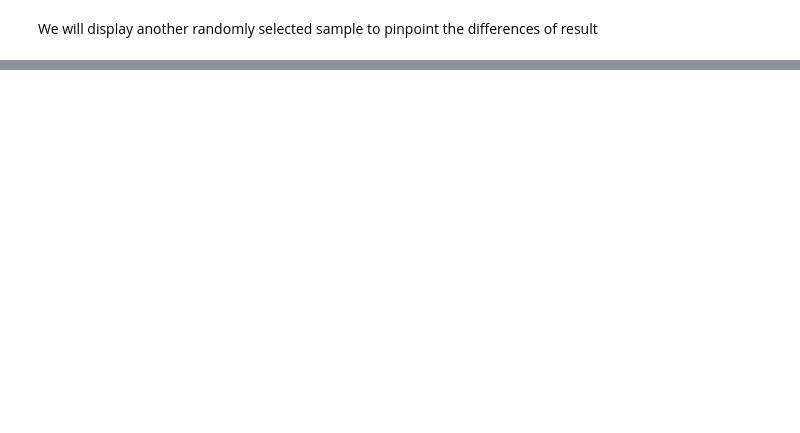
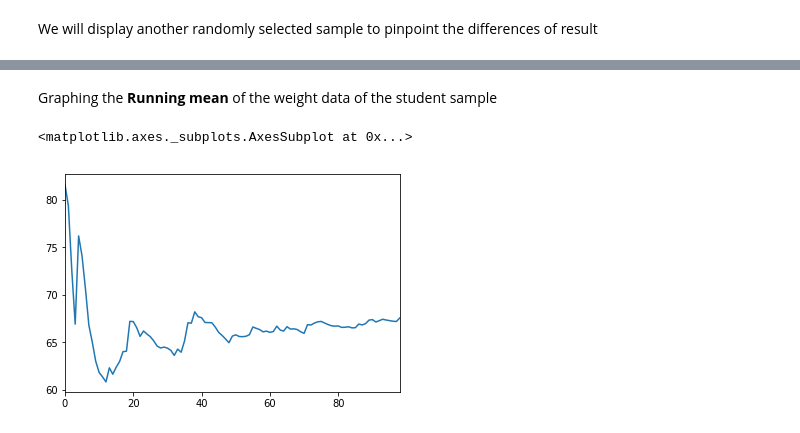
Before and after one commit to chikoungoun/OpenIntro, a Jupyter notebook: Chapter 4/Chap4_Foundations_for_Inference.ipynb, the cells around one changed output, grey strips where cells are left out. Cells and saved outputs as stored; diff of their text form; code cells hidden in the pictures; blank space fills up the shorter version.

```diff
--- a/Chapter 4/Chap4_Foundations_for_Inference.ipynb
+++ b/Chapter 4/Chap4_Foundations_for_Inference.ipynb
@@ -117,0 +157,25 @@ Name: active, dtype: int64
+# %%
+# we will need a function that computes the sum
+def sum(l):
+    s = 0
+    for i in l:
+        s = s + i
+    return s
+# %%
+# Calculating a running mean through "lists"
+def running_mean(l):
+    #convert the series into a list
+    t = l.tolist()
+
+    #declaring a result list
+    tr = []
+
+    for c,i in enumerate(t[:-1]):
+        tr.append(sum(t[0:c+1])/(c+1))
+
+    #returning back a series
+    return pd.Series(tr)
+#P.S : will try to compute with rolling sometime
+# %%
+#Weight sample running mean
+wsrm = running_mean(sampl['weight'])
@@ -117,0 +196,7 @@ Name: active, dtype: int64
+# %% [markdown]
+Graphing the **Running mean** of the weight data of the student sample
+# %%
+wsrm.plot.line()
+# %% [output]
+<matplotlib.axes._subplots.AxesSubplot at 0x...>
+[figure, added]
```
Also changed, not shown: parts of 17 cells of this notebook.
